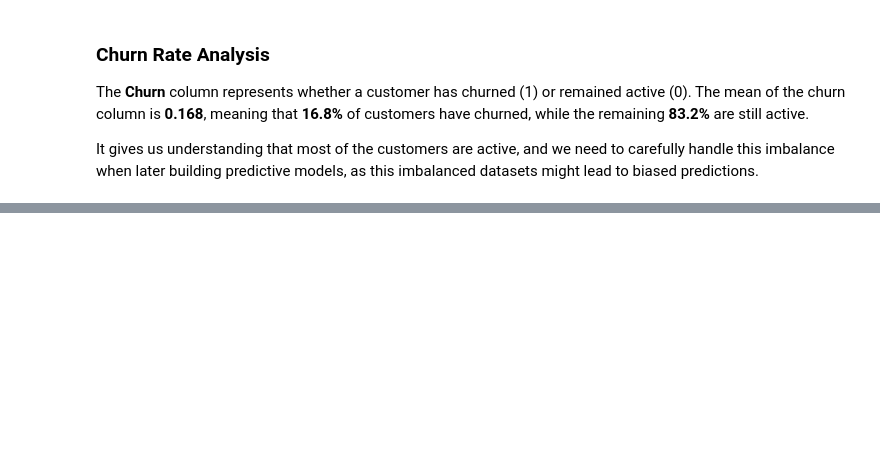
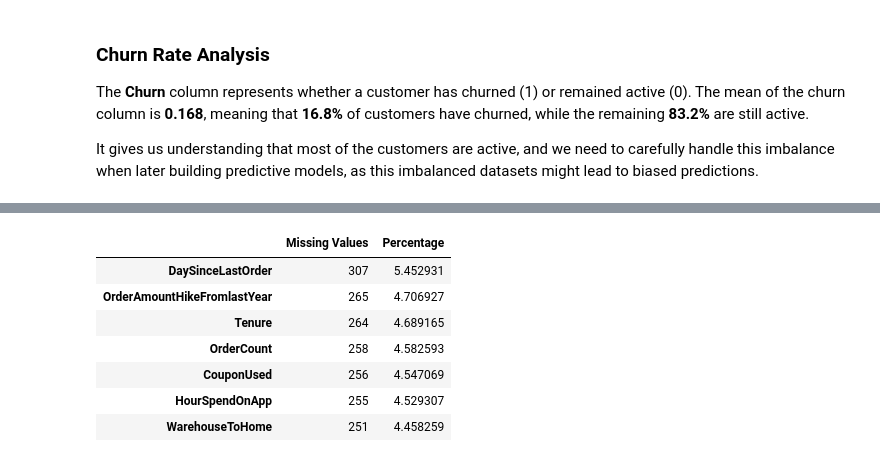
Before and after one commit to ojasggg/ecommerce-churn-prediction, a Jupyter notebook: notebooks/data_preprocessing.ipynb, the cells around one changed output, grey strips where cells are left out. Saved outputs shown, nothing was run; the diff lists cells and outputs as text; code cells hidden in the pictures; blank space fills up the shorter version.

```diff
--- a/notebooks/data_preprocessing.ipynb
+++ b/notebooks/data_preprocessing.ipynb
@@ -51,0 +112,13 @@ It gives us understanding that most of the customers are active, and we need to
+# %%
+missing_df = pd.DataFrame({'Missing Values' : missing_values, 'Percentage' : missing_percentage})
+missing_df = missing_df[missing_df['Missing Values'] > 0].sort_values(by='Percentage', ascending = False)
+missing_df
+# %% [output]
+|  | Missing Values | Percentage |
+| DaySinceLastOrder | 307 | 5.452931 |
+| OrderAmountHikeFromlastYear | 265 | 4.706927 |
+| Tenure | 264 | 4.689165 |
+| OrderCount | 258 | 4.582593 |
+| CouponUsed | 256 | 4.547069 |
+| HourSpendOnApp | 255 | 4.529307 |
+| WarehouseToHome | 251 | 4.458259 |
```
Also changed, not shown: parts of 13 cells of this notebook, 1 other file.
